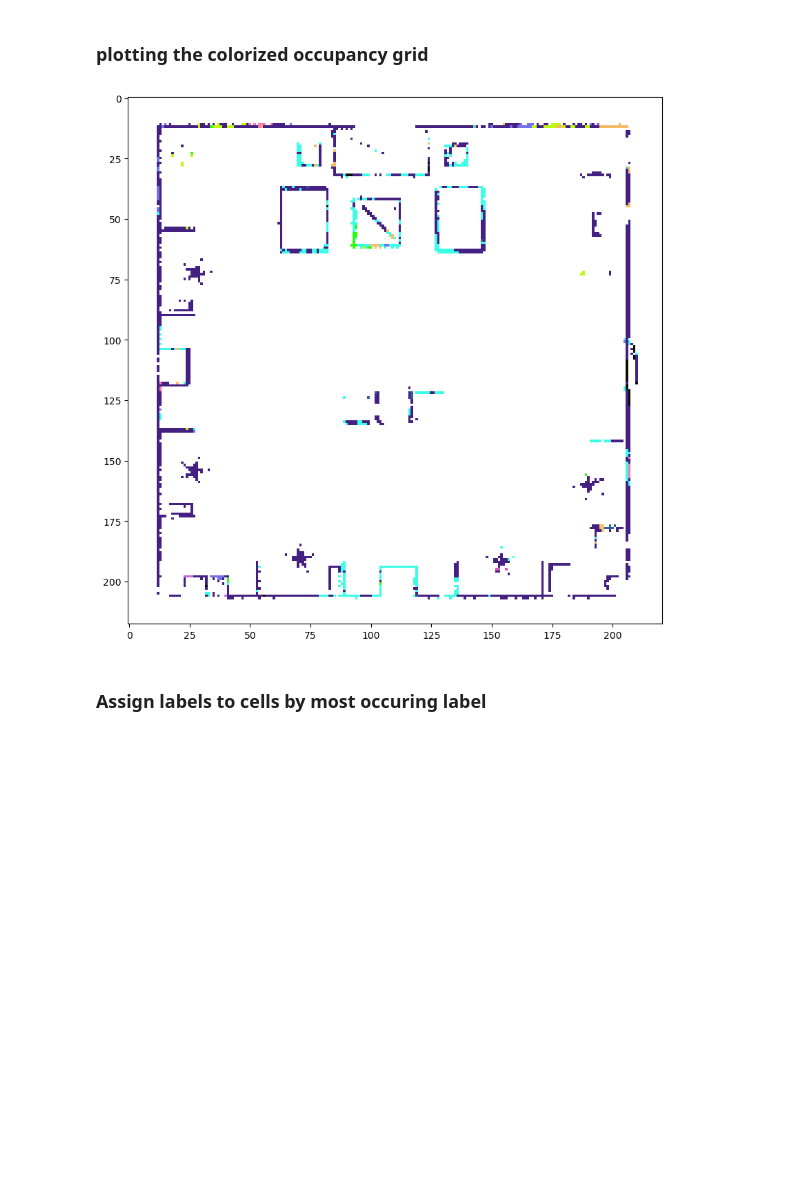
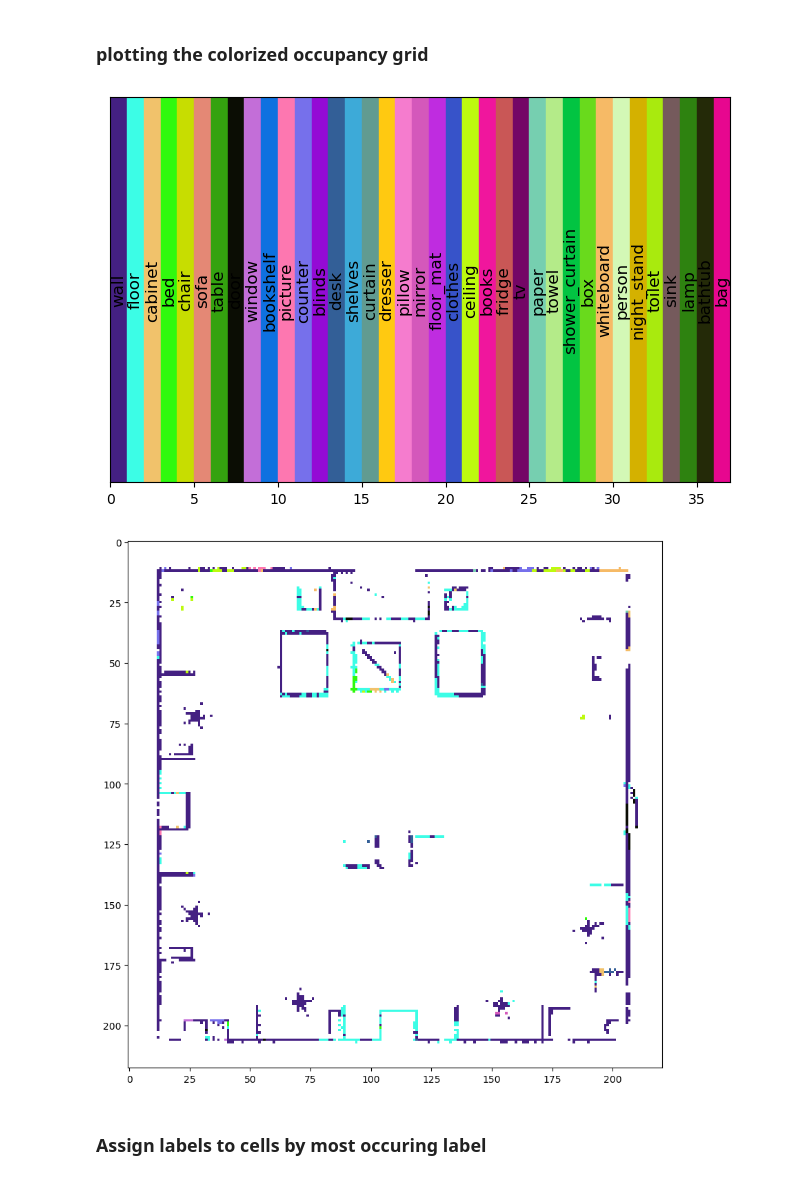
Before and after one commit to farishajdarpasic/MSR_Project, a Jupyter notebook: Code/project.ipynb, the cells around one changed output. Saved outputs shown, nothing was run; the diff lists cells and outputs as text; code cells hidden in the pictures; blank space fills up the shorter version.

```diff
--- a/Code/project.ipynb
+++ b/Code/project.ipynb
@@ -255,10 +245,6 @@ for i in range(z.shape[0]):
     map_frame_ij = map.xy_to_ij(map_frame_xy)
     mask = occ_grid[map_frame_ij[:,0], map_frame_ij[:,1]] == 1
 
-    # for j in range(occ_grid_colorized[map_frame_ij[:, 0], map_frame_ij[:, 1], :].shape[0]):
-    #     if(mask[j].all()):
-    #         # print(map_frame_ij[j, 0], map_frame_ij[j, 1])
-    #         occ_grid_colorized[map_frame_ij[j, 0], map_frame_ij[j, 1], :] = labels[i,j,:]
     label = np.load(labels[i])
     for j in range(map_frame_ij.shape[0]):
 
@@ -266,18 +252,19 @@ for i in range(z.shape[0]):
             key = f"key_{map_frame_ij[j,0]}_{map_frame_ij[j,1]}"
 
             if (key in occ_labels):
-                occ_labels[key]= [old_label * new_label for old_label, new_label in zip(occ_labels[key] , label[j])]
+                # multiplying probabilities
+                # occ_labels[key]= [old_label * new_label for old_label, new_label in zip(occ_labels[key] , label[j])]
+                # adding probabilities
+                occ_labels[key]= [old_label + new_label for old_label, new_label in zip(occ_labels[key] , label[j])]
                 prob_sum = np.sum(occ_labels[key])
+                # print(prob_sum)
                 occ_labels[key] = [probability / prob_sum for probability in occ_labels[key]]
+
+
             else:
                 occ_labels[key] = label[j]
 
     print(i)
-    # plt.imshow(occ_grid_colorized.astype(np.uint8))
-    # plt.savefig("../Results/seg_map/{}.png".format(i))
-    # plt.close()
-    # plt.imsave("../Results/seg_map/{}.png".format(i), occ_grid_colorized.astype(np.uint8))
-    # plot_scatter(i, ij_positions, poses_TF_localization, map_frame_floatij)
 # %% [output]
 0
 1
@@ -349,11 +368,13 @@ for i in range(occ_grid_colorized.shape[0]):
 # %% [markdown]
 ### plotting the colorized occupancy grid
 # %%
+plot_colors(unique_colors, label_names)
 plt.figure(figsize=(10,10))
 plt.imshow(occ_grid_colorized)
 plt.savefig("../Results/seg_map/seg_map_bayesian_multiply_probs.png")
 # %% [output]
-[figure, old version]
+[figure, new version]
+[figure, added]
 # %% [markdown]
 ### Assign labels to cells by most occuring label
 # %%
```
Also changed, not shown: parts of 5 cells of this notebook, 16 other files.
